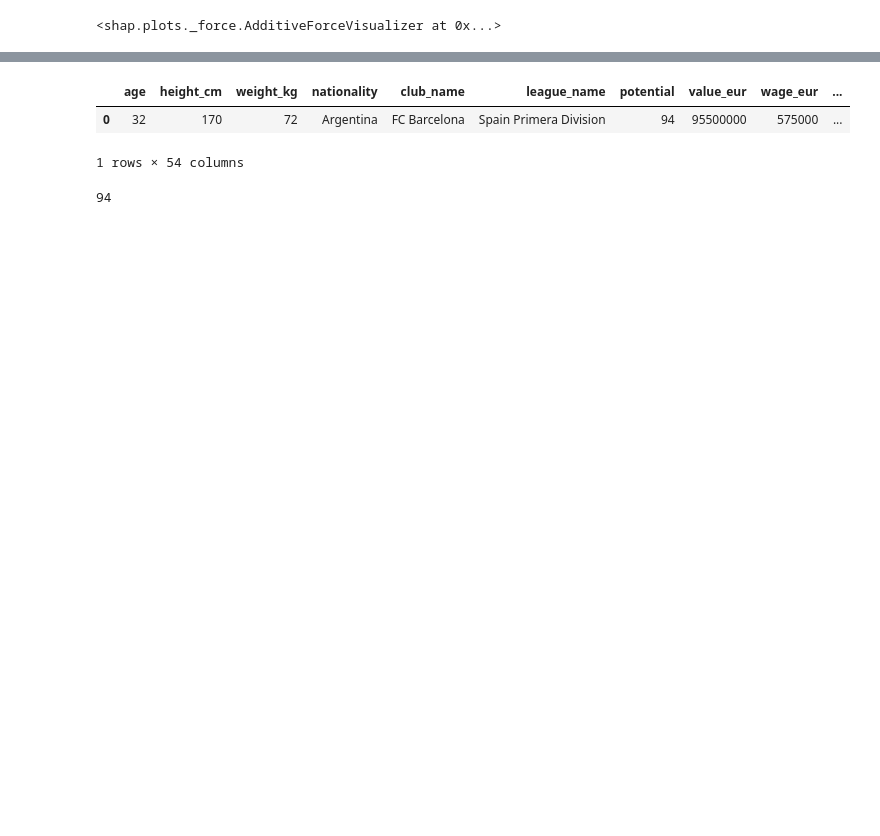
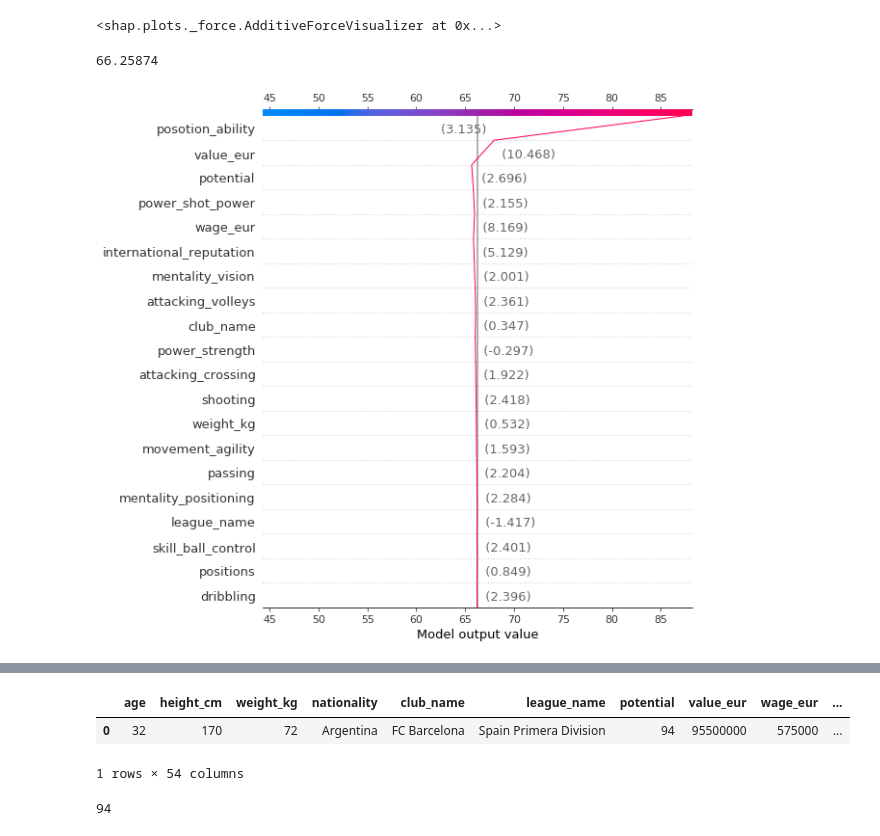
Before and after one commit to gnlenfn/bootcamp_projects, a Jupyter notebook: Section02/03_Model_Training.ipynb, the cells around one changed output, grey strips where cells are left out. Saved outputs shown, nothing was run; the diff lists cells and outputs as text; code cells hidden in the pictures; blank space fills up the shorter version.

```diff
--- a/Section02/03_Model_Training.ipynb
+++ b/Section02/03_Model_Training.ipynb
@@ -230,6 +230,14 @@ shap.force_plot(
 # %% [output]
 [interactive output not drawn]
 <shap.plots._force.AdditiveForceVisualizer at 0x...>
+# %%
+explainer.expected_value
+# %% [output]
+66.25874
+# %%
+shap.decision_plot(explainer.expected_value, shap_values, son_enc)
+# %% [output]
+[figure, added]
 # %%
 shap_values = explainer.shap_values(shap_data.iloc[3:700])
 shap.summary_plot(shap_values, shap_data.iloc[3:700], plot_type='violin', show=False)
```
Also changed, not shown: parts of 8 cells of this notebook, 3 other files.
